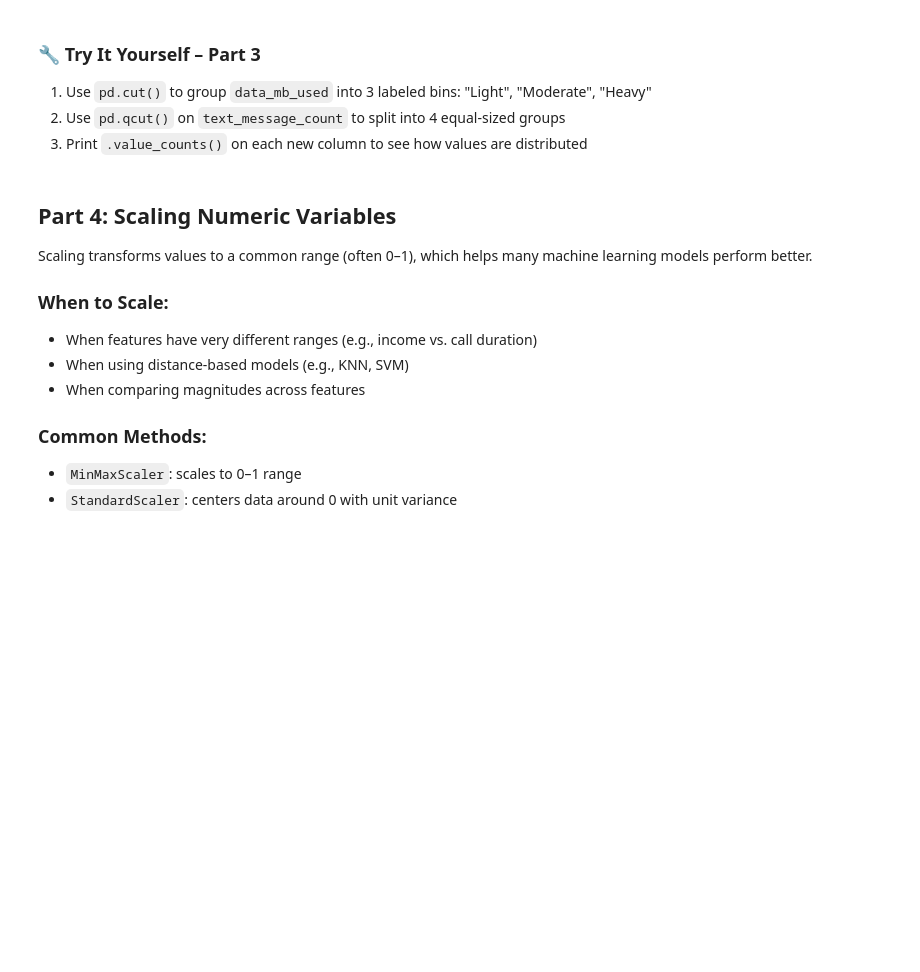
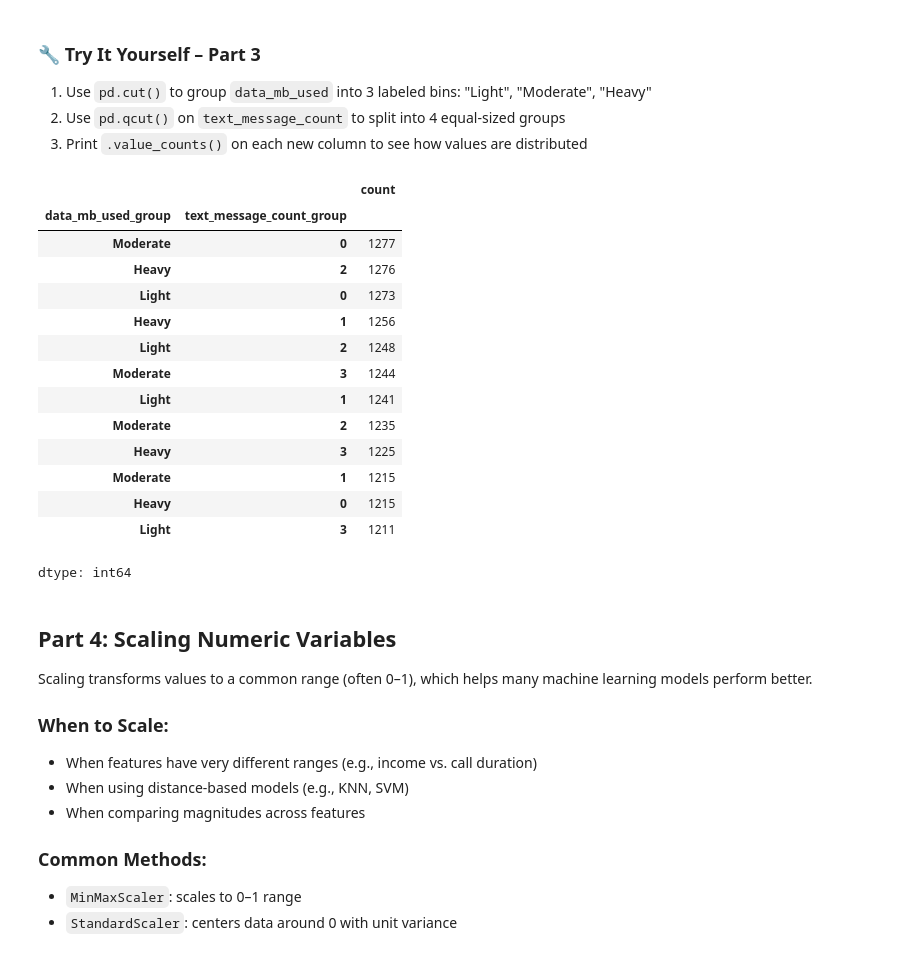
Before and after one commit to expely/Business-Analytics-Labs, a Jupyter notebook: Labs/lab_07_data_transformation.ipynb, the cells around one changed output. Saved outputs shown, nothing was run; the diff lists cells and outputs as text; code cells hidden in the pictures; blank space fills up the shorter version.

```diff
--- a/Labs/lab_07_data_transformation.ipynb
+++ b/Labs/lab_07_data_transformation.ipynb
@@ -153,0 +220,9 @@ df[['total_data_mb', 'overage_ratio', 'high_texter']].head()
+# %%
+# Call Volume
+call_volume = df['over_15mins_calls_per_month'] * df['average_call_duration']
+
+# High Data User Flag
+df['high_data_user'] = df['data_mb_used'] > df['data_mb_used'].median()
+
+# Preview new column
+df[['high_data_user']].head()
@@ -189,3 +276,28 @@ df[['income', 'income_group', 'average_call_duration', 'call_duration_group']].h
+# %%
+# Bin data mb used into: Light, Moderate, Heavy
+df['data_mb_used_group'] = pd.qcut(df['data_mb_used'], q=3, labels=['Light', 'Moderate', 'Heavy'])
+
+# Bin text message count into quartiles
+df['text_message_count_group'] = pd.qcut(df['text_message_count'], q=4, labels=False)
+
+# Preview new groupings
+df[['data_mb_used_group', 'text_message_count_group']].value_counts()
+# %% [output]
+|  |  | count |
+| data_mb_used_group | text_message_count_group |  |
+| Moderate | 0 | 1277 |
+| Heavy | 2 | 1276 |
+| Light | 0 | 1273 |
+| Heavy | 1 | 1256 |
+| Light | 2 | 1248 |
+| Moderate | 3 | 1244 |
+| Light | 1 | 1241 |
+| Moderate | 2 | 1235 |
+| Heavy | 3 | 1225 |
+| Moderate | 1 | 1215 |
+| Heavy | 0 | 1215 |
+| Light | 3 | 1211 |
+dtype: int64
 # %% [markdown]
 ## Part 4: Scaling Numeric Variables
 
```
Also changed, not shown: parts of 19 cells of this notebook.
